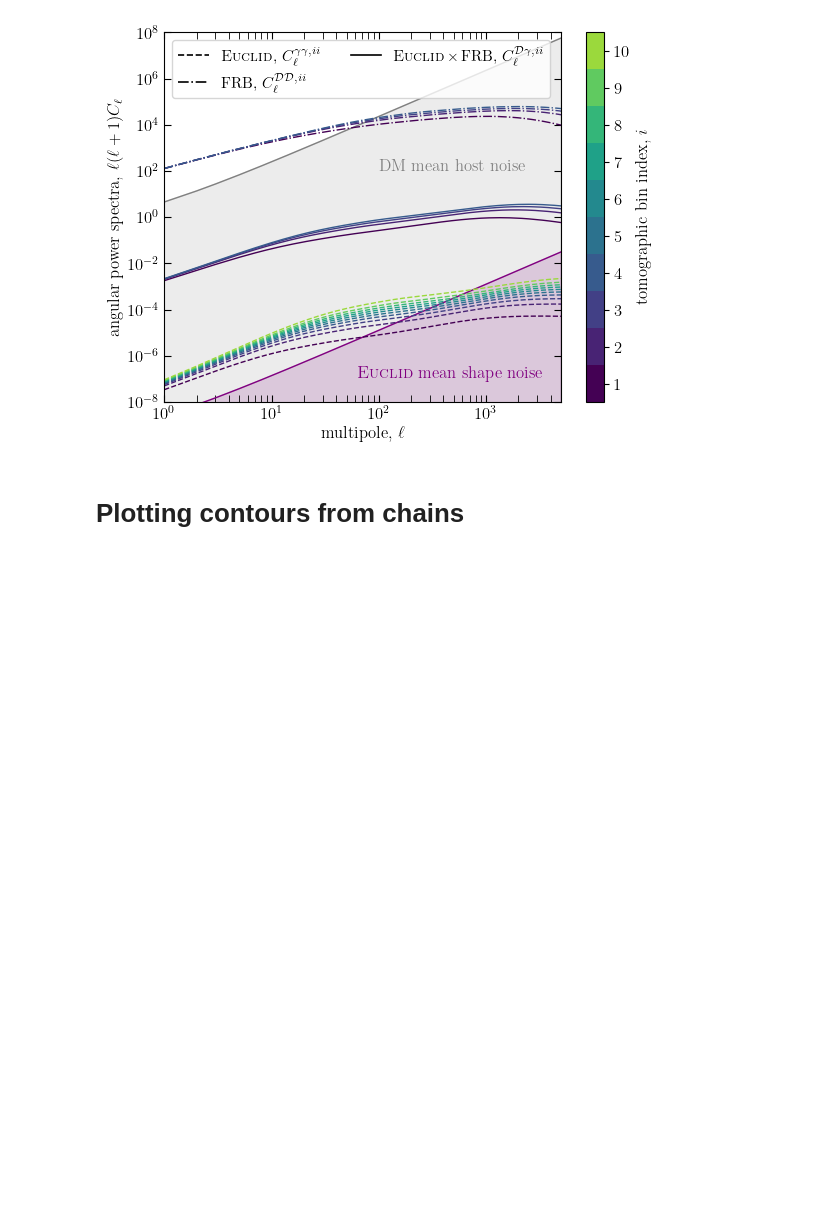
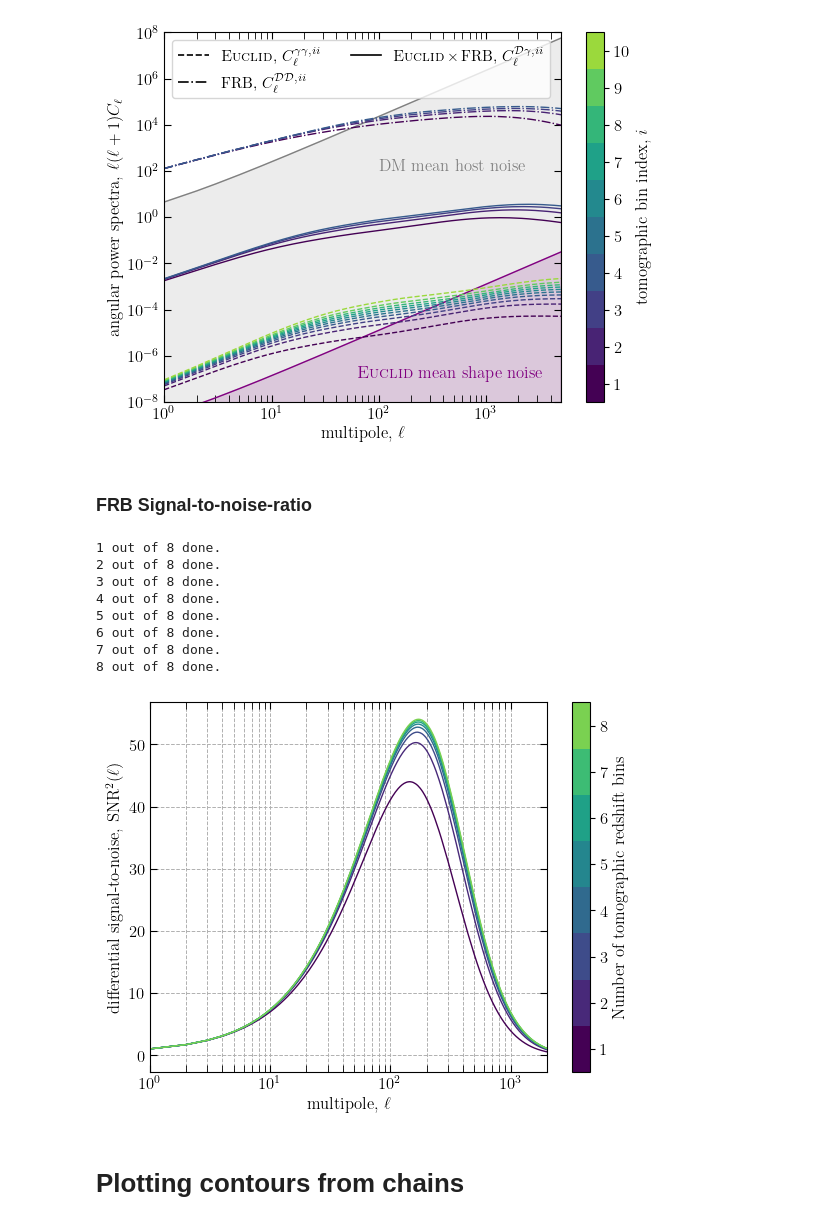
Before and after one commit to DennisNeumann97/frb_horndeski_forecast, a Jupyter notebook: cell_from_cosmopower_example.ipynb, the cells around one changed output. Saved outputs shown, nothing was run; the diff lists cells and outputs as text; code cells hidden in the pictures; blank space fills up the shorter version.

```diff
--- a/cell_from_cosmopower_example.ipynb
+++ b/cell_from_cosmopower_example.ipynb
@@ -17,7 +17,7 @@ To enable the following instructions: AVX2 AVX_VNNI FMA, in other operations, re
 
 We use cosmopower to load in the models contained in "/training/trained_models"
 # %%
-NN_directory = './training/trained_models/'
+NN_directory = './training/trained_models_old/'
 
 # Loading in models
 cp_pkmm_lin = cp.cosmopower_NN(restore=True, restore_filename=NN_directory+'pkmm_lin_model')
@@ -422,7 +416,7 @@ class cosmology_results:
         data = np.moveaxis(data[:self.FRB_bin_num, :self.FRB_bin_num, :], -1, 0)
         covar_inv = np.linalg.inv(covar)
         argument = (data@covar_inv)@(data@covar_inv)
-        SNR = (l_arr+0.5)*np.trace(argument, axis1=1, axis2=2)
+        SNR = self.f_sky_frb*(l_arr+0.5)*np.trace(argument, axis1=1, axis2=2)
 
         return SNR, l_arr
 
@@ -434,7 +428,7 @@ class cosmology_results:
         data = np.moveaxis(data[self.FRB_bin_num:, self.FRB_bin_num:, :], -1, 0)
         covar_inv = np.linalg.inv(covar)
         argument = (data@covar_inv)@(data@covar_inv)
-        SNR = (l_arr+0.5)*np.trace(argument, axis1=1, axis2=2)
+        SNR = self.f_sky_lens*(l_arr+0.5)*np.trace(argument, axis1=1, axis2=2)
 
         return SNR, l_arr
 
@@ -446,7 +440,17 @@ class cosmology_results:
         data = np.moveaxis(data, -1, 0)
         covar_inv = np.linalg.inv(covar)
         argument = (data@covar_inv)@(data@covar_inv)
-        SNR = (l_arr+0.5)*np.trace(argument, axis1=1, axis2=2)
+
+        # Split sky into two distinct survey parts with f1, f2 assuming the footprints fully overlap
+        f1 = min(self.f_sky_frb, self.f_sky_lens)
+        f2 = max(self.f_sky_frb, self.f_sky_lens)-f1
+
+        if self.f_sky_frb > self.f_sky_lens:
+            SNR_sq_add = self.SNR_sq_frb()[0]
+        else:
+            SNR_sq_add = self.SNR_sq_lens()[0]
+
+        SNR = f1*(l_arr+0.5)*np.trace(argument, axis1=1, axis2=2) + f2*SNR_sq_add
 
         return SNR, l_arr
 # ---------------------------------------------------------------------------------
@@ -594,6 +600,66 @@ plt.show()
 plt.close()
 # %% [output]
 [figure]
+# %% [markdown]
+### FRB Signal-to-noise-ratio
+# %%
+# Testing SNR dependence on redshift bins
+
+FRB_bin_num_arr = np.arange(1,9,1)
+results_arr = []
+for FRB_bin_num in FRB_bin_num_arr:
+    input_dict = class_dict_fid.copy()
+    input_dict['FRB_bin_num'] = FRB_bin_num
+    results_arr.append(cosmology_results(**input_dict))
+
+# Loading in my data
+binnum = 8
+colors = plt.cm.viridis(np.linspace(0, 0.8, binnum))
+
+snr_frb_all = []
+for i in range(len(FRB_bin_num_arr)):
+    snr_frb_me, l_me = results_arr[i].SNR_sq_frb()
+    snr_frb_all.append(snr_frb_me)
+    print(str(i+1)+' out of 8 done.')
+
+fig, ax = plt.subplots()
+for i in range(len(FRB_bin_num_arr)):
+    # Plotting
+    ax.semilogx(l_me[:5000], snr_frb_all[i][:5000], '-', color=colors[i], label=str(i+1))
+
+# Adding colourmap
+# -----------------------------------------------
+cmap = mpl.colors.ListedColormap([color for color in colors])
+
+# Create a ScalarMappable for the colorbar
+sm = plt.cm.ScalarMappable(cmap=cmap)
+sm.set_array([])
+
+# Calculate tick positions to be in the middle of color segments
+tick_positions = np.linspace(0, 1, binnum + 1) + 0.5 / binnum
+
+# Add a colorbar with middle-aligned tick labels
+cbar = plt.colorbar(sm, ax=ax, label=r'Number of tomographic redshift bins', ticks=tick_positions)
+cbar.set_ticklabels([str(i+1) for i in range(binnum+1)])
+# -----------------------------------------------
+
+plt.xlim([1,2000])
+plt.ylabel(r'differential signal-to-noise, SNR$^2(\ell)$')
+plt.xlabel(r'multipole, $\ell$')
+ax.grid(True, which="both", axis='both', ls='--', lw=0.7)
+ax.tick_params(which='both', length=5, direction='in', top=True, right=True)
+plt.show()
+plt.close()
+# %% [output]
+1 out of 8 done.
+2 out of 8 done.
+3 out of 8 done.
+4 out of 8 done.
+5 out of 8 done.
+6 out of 8 done.
+7 out of 8 done.
+8 out of 8 done.
+[figure, added]
 # %% [markdown]
 # Plotting contours from chains
 # %%
```
Also changed, not shown: parts of 13 cells of this notebook, 2 other files.
